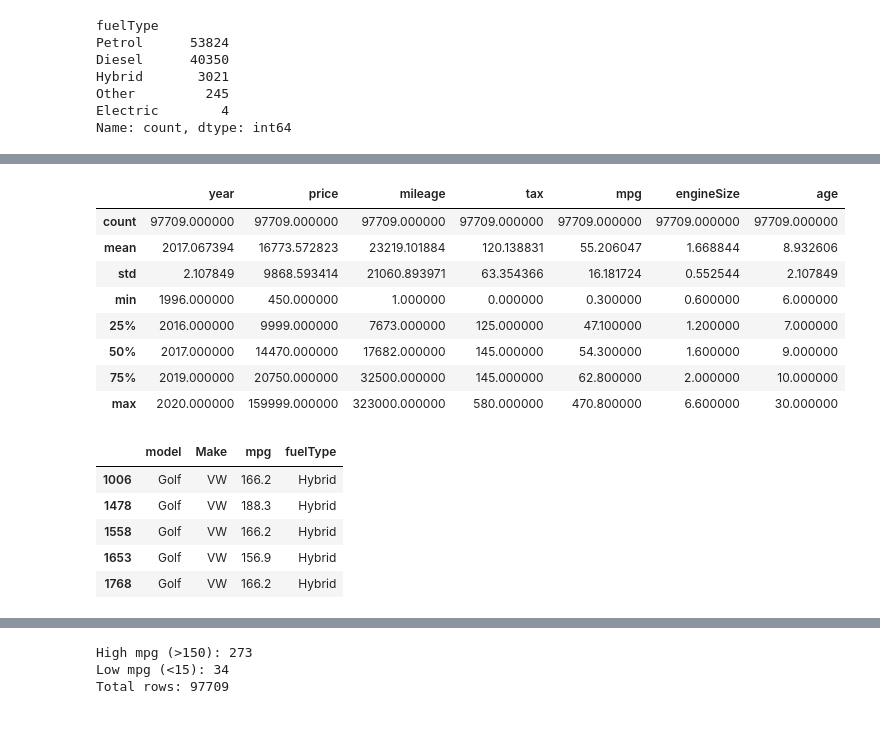
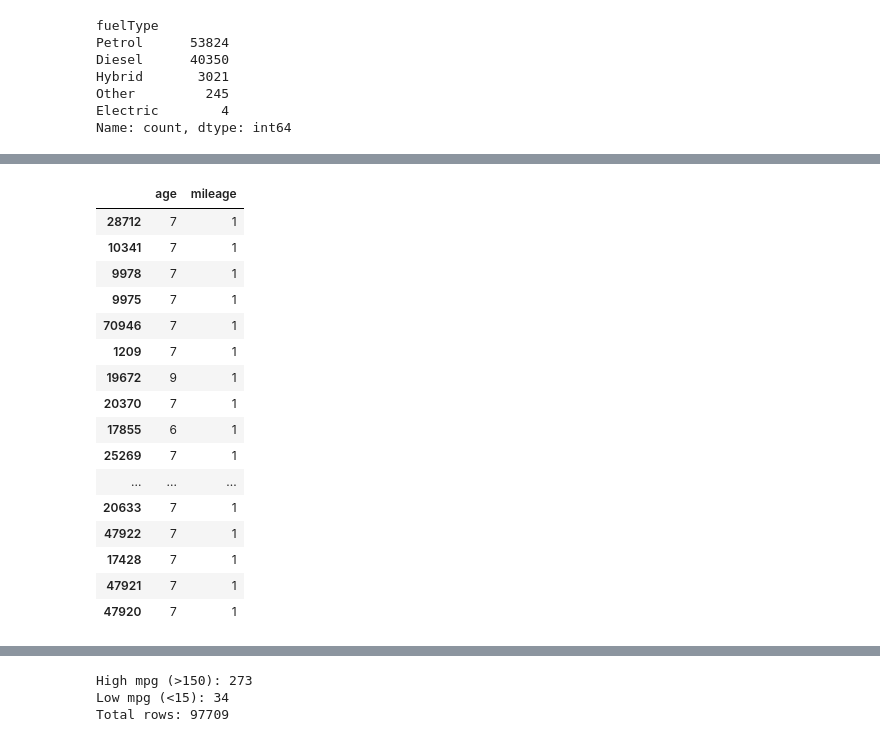
Before and after one commit to niteshbairwa185-pixel/automobile-intelligent-system, a Jupyter notebook: notebooks/01_cleaning.ipynb, the cells around one changed output, grey strips where cells are left out. Drawn from its saved outputs; the diff is of its cells as text; code cells hidden in the pictures.

```diff
--- a/notebooks/01_cleaning.ipynb
+++ b/notebooks/01_cleaning.ipynb
@@ -294,23 +340,20 @@ df.describe()
-# %%
-df.describe()
-# %% [output]
-|  | year | price | mileage | tax | mpg | engineSize | age |
-| count | 97709.000000 | 97709.000000 | 97709.000000 | 97709.000000 | 97709.000000 | 97709.000000 | 97709.000000 |
-| mean | 2017.067394 | 16773.572823 | 23219.101884 | 120.138831 | 55.206047 | 1.668844 | 8.932606 |
-| std | 2.107849 | 9868.593414 | 21060.893971 | 63.354366 | 16.181724 | 0.552544 | 2.107849 |
-| min | 1996.000000 | 450.000000 | 1.000000 | 0.000000 | 0.300000 | 0.600000 | 6.000000 |
-| 25% | 2016.000000 | 9999.000000 | 7673.000000 | 125.000000 | 47.100000 | 1.200000 | 7.000000 |
-| 50% | 2017.000000 | 14470.000000 | 17682.000000 | 145.000000 | 54.300000 | 1.600000 | 9.000000 |
-| 75% | 2019.000000 | 20750.000000 | 32500.000000 | 145.000000 | 62.800000 | 2.000000 | 10.000000 |
-| max | 2020.000000 | 159999.000000 | 323000.000000 | 580.000000 | 470.800000 | 6.600000 | 30.000000 |
-# %%
-
-
-df[df['mpg'] > 150][['model', 'Make', 'mpg', 'fuelType']].head()
-# %% [output]
-|  | model | Make | mpg | fuelType |
-| 1006 | Golf | VW | 166.2 | Hybrid |
-| 1478 | Golf | VW | 188.3 | Hybrid |
-| 1558 | Golf | VW | 166.2 | Hybrid |
-| 1653 | Golf | VW | 156.9 | Hybrid |
-| 1768 | Golf | VW | 166.2 | Hybrid |
+# %%
+df[['age', 'mileage']].sort_values('mileage').head(20)
+# %% [output]
+|  | age | mileage |
+| 28712 | 7 | 1 |
+| 10341 | 7 | 1 |
+| 9978 | 7 | 1 |
+| 9975 | 7 | 1 |
+| 70946 | 7 | 1 |
+| 1209 | 7 | 1 |
+| 19672 | 9 | 1 |
+| 20370 | 7 | 1 |
+| 17855 | 6 | 1 |
+| 25269 | 7 | 1 |
+| ... | ... | ... |
+| 20633 | 7 | 1 |
+| 47922 | 7 | 1 |
+| 17428 | 7 | 1 |
+| 47921 | 7 | 1 |
+| 47920 | 7 | 1 |
```
Also changed, not shown: parts of 71 cells of this notebook, 1 other file.
